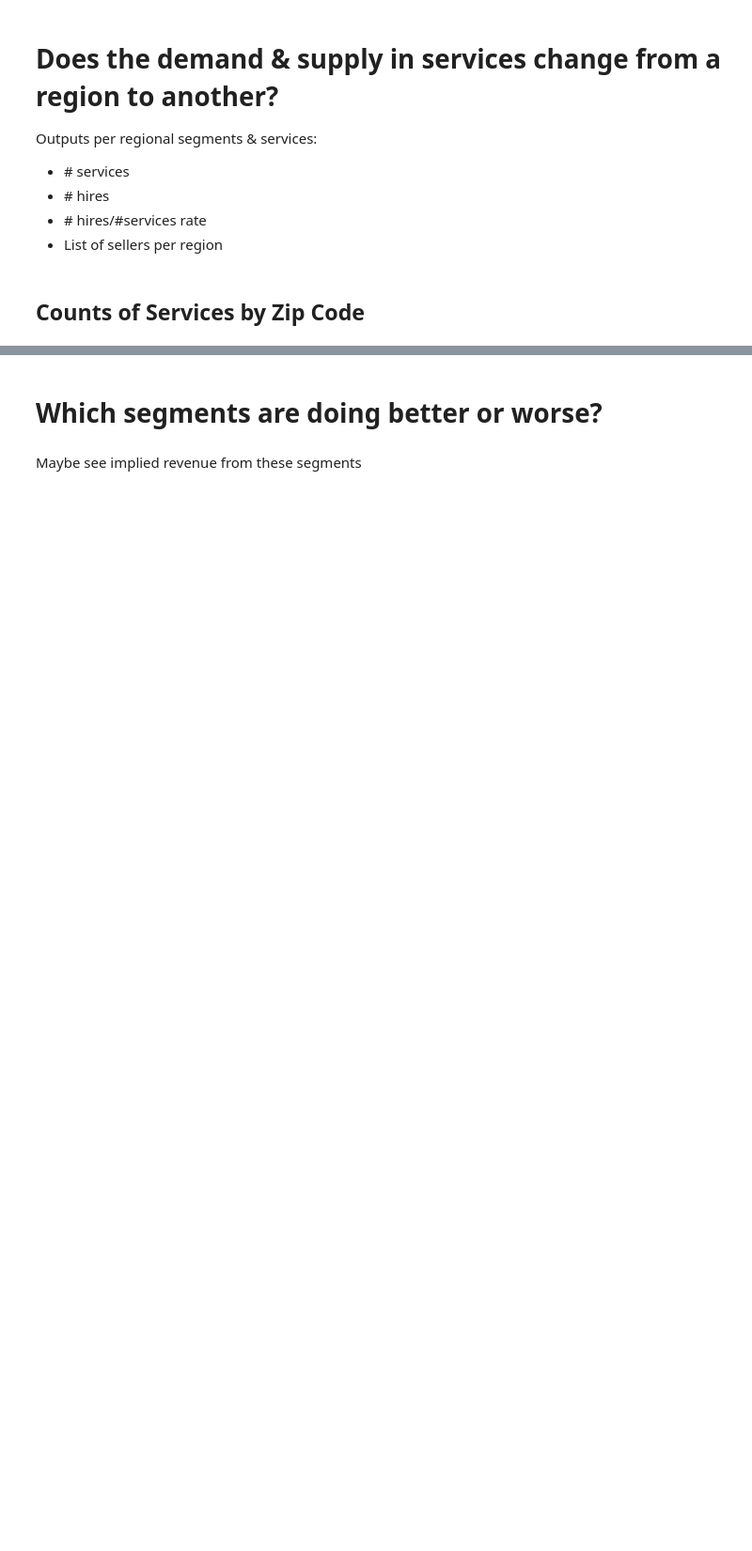
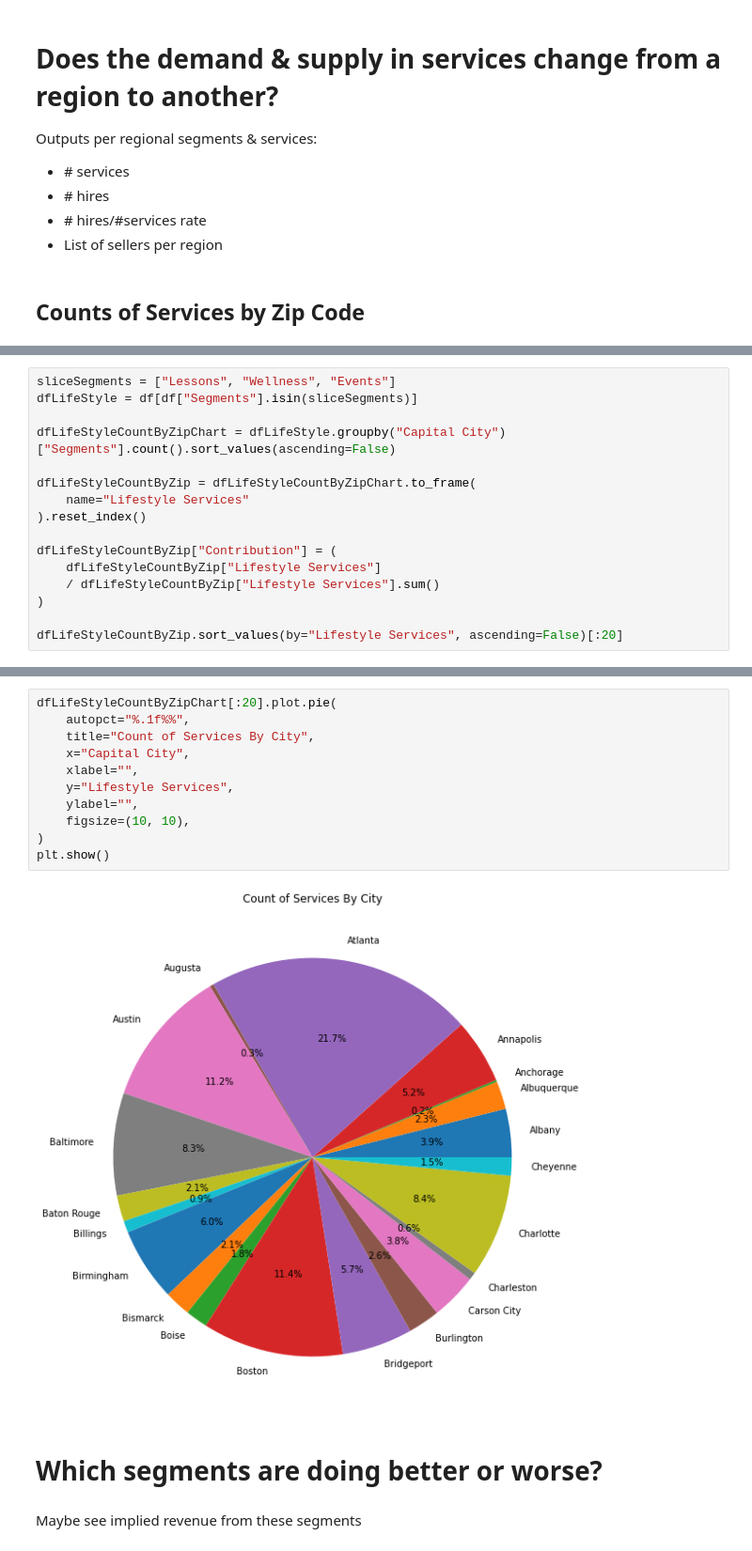
Before and after one commit to ameeruljunaidi/ScrapeThumbtack, a Jupyter notebook: analysis/data_exploration.ipynb, the cells around one changed output, grey strips where cells are left out. Shown at 94% size. Saved outputs shown, nothing was run; the diff lists cells and outputs as text; blank space fills up the shorter version.

Commit message:
Added lifestyle by zip codes

```diff
--- a/analysis/data_exploration.ipynb
+++ b/analysis/data_exploration.ipynb
@@ -175,0 +185,16 @@ plt.show()
+# %%
+sliceSegments = ["Lessons", "Wellness", "Events"]
+dfLifeStyle = df[df["Segments"].isin(sliceSegments)]
+
+dfLifeStyleCountByZipChart = dfLifeStyle.groupby("Capital City")["Segments"].count().sort_values(ascending=False)
+
+dfLifeStyleCountByZip = dfLifeStyleCountByZipChart.to_frame(
+    name="Lifestyle Services"
+).reset_index()
+
+dfLifeStyleCountByZip["Contribution"] = (
+    dfLifeStyleCountByZip["Lifestyle Services"]
+    / dfLifeStyleCountByZip["Lifestyle Services"].sum()
+)
+
+dfLifeStyleCountByZip.sort_values(by="Lifestyle Services", ascending=False)[:20]
@@ -176,3 +235,16 @@ plt.show()
+# %%
+dfLifeStyleCountByZipChart[:20].plot.pie(
+    autopct="%.1f%%",
+    title="Count of Services By City",
+    x="Capital City",
+    xlabel="",
+    y="Lifestyle Services",
+    ylabel="",
+    figsize=(10, 10),
+)
+plt.show()
+# %% [output]
+[figure, added]
 # %% [markdown]
 # Which segments are doing better or worse?
 # %% [markdown]
```
Also changed, not shown: parts of 24 cells of this notebook, 1 other file.
